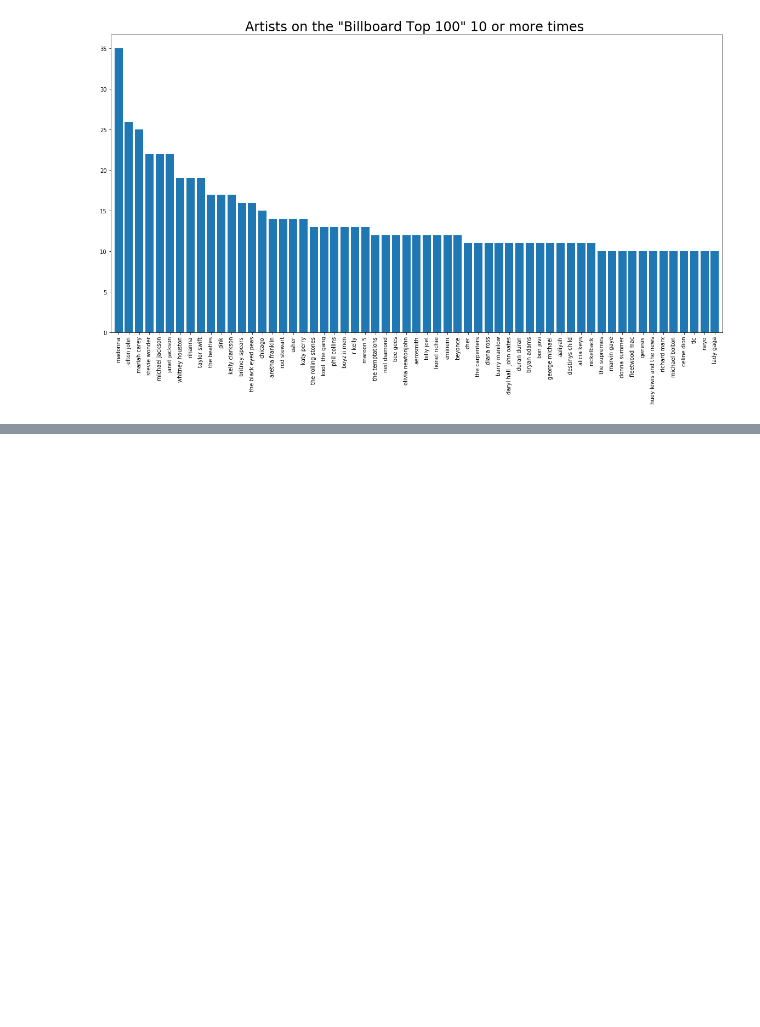
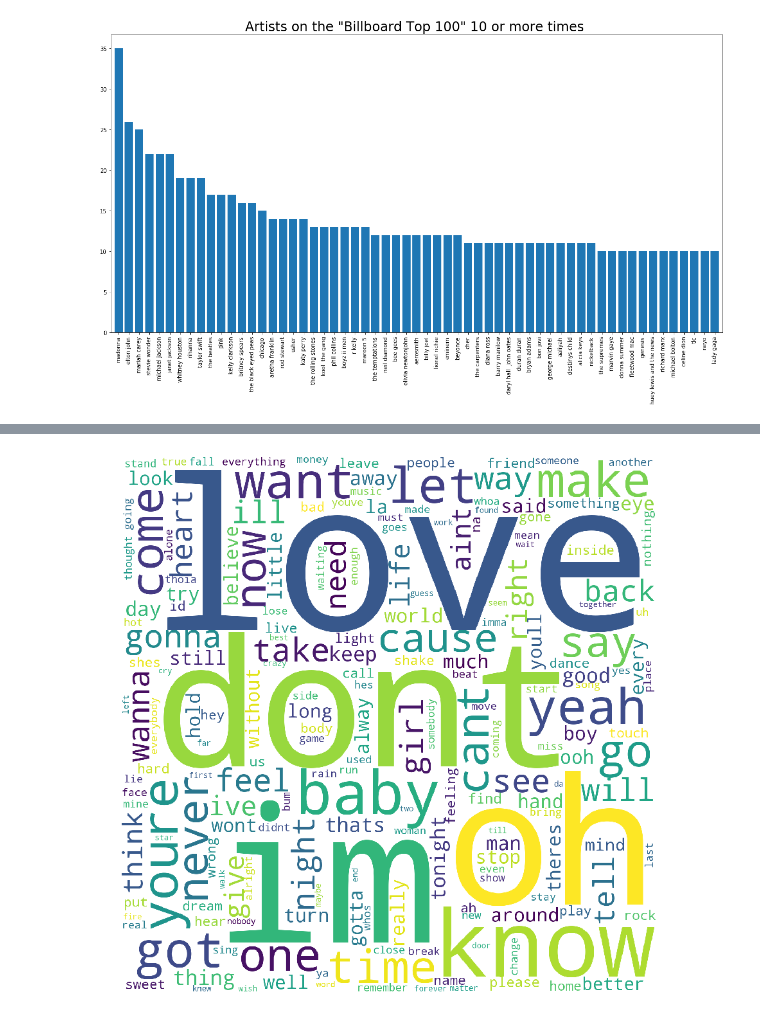
Before and after one commit to jeffreyb92/lyric-analysis, a Jupyter notebook: Billboard_lyrics_assessment.ipynb, the cells around one changed output, grey strips where cells are left out. Saved outputs shown, nothing was run; the diff lists cells and outputs as text; code cells hidden in the pictures; blank space fills up the shorter version.

```diff
--- a/Billboard_lyrics_assessment.ipynb
+++ b/Billboard_lyrics_assessment.ipynb
@@ -126,0 +196,8 @@ plt.show()
+# %%
+# Creating a new DataFrame just with the artists that were on the Top Billboard 100 more than 10 times
+top_artists = pd.DataFrame(columns = ['Rank', 'Song', 'Artist', 'Year', 'Lyrics', 'Source'])
+
+for artist in major_artists:
+    top_artists = top_artists.append(lyrics.loc[lyrics['Artist'] == artist])
+
+top_artists
@@ -126,0 +218,41 @@ plt.show()
+# %%
+# Creating a WordCloud using the lyrics from all the artists that were in the Top Billboard 100 more than 10 times
+
+from wordcloud import WordCloud, STOPWORDS
+
+comment_words = ' '
+stopwords = set(STOPWORDS)
+
+for val in top_artists.Lyrics:
+
+    # typecaste each val to string
+    val = str(val)
+
+    # split the value
+    tokens = val.split()
+
+    # Converts each token into lowercase
+    for i in range(len(tokens)):
+        tokens[i] = tokens[i].lower()
+
+    for words in tokens:
+        comment_words = comment_words + words + ' '
+
+
+wordcloud = WordCloud(width = 800, height = 800,
+                background_color ='white',
+                stopwords = stopwords,
+                relative_scaling = 0.5,
+                collocations = False,
+                scale = 2,
+                min_font_size = 10).generate(comment_words)
+
+# plot the WordCloud image
+plt.figure(figsize = (12, 12), facecolor = None)
+plt.imshow(wordcloud)
+plt.axis("off")
+plt.tight_layout(pad = 0)
+
+plt.show()
+# %% [output]
+[figure, added]
```
Also changed, not shown: parts of 6 cells of this notebook.
